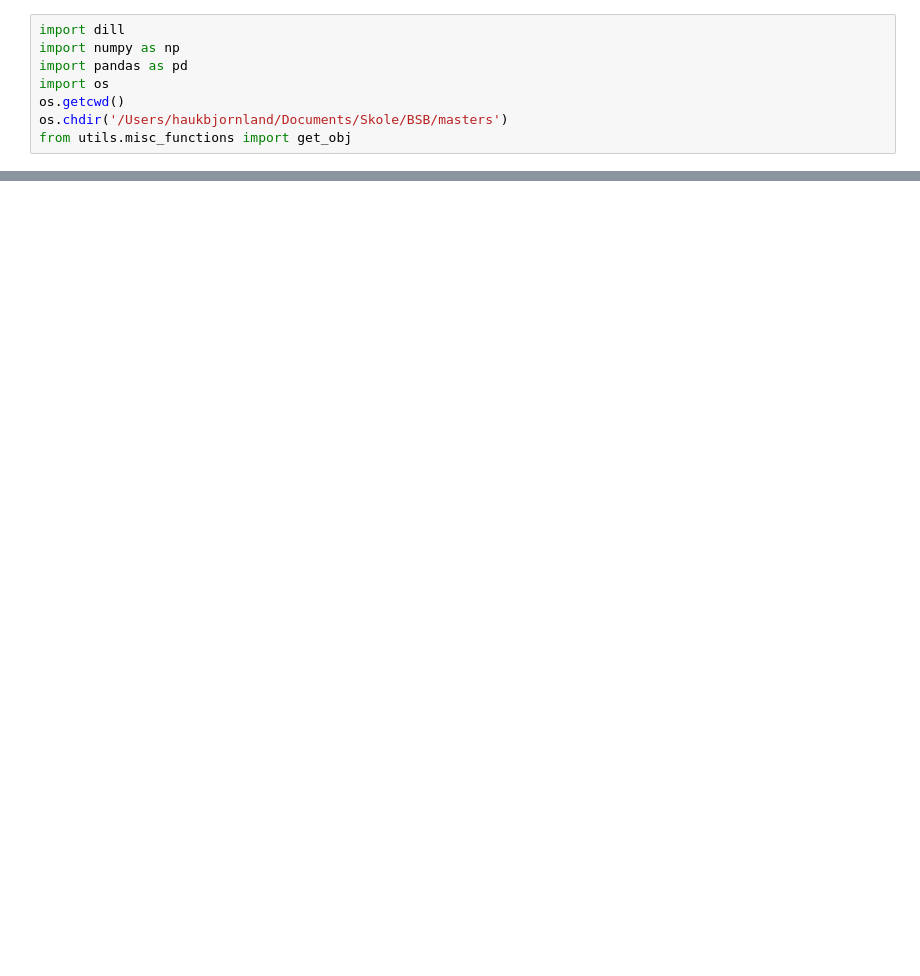
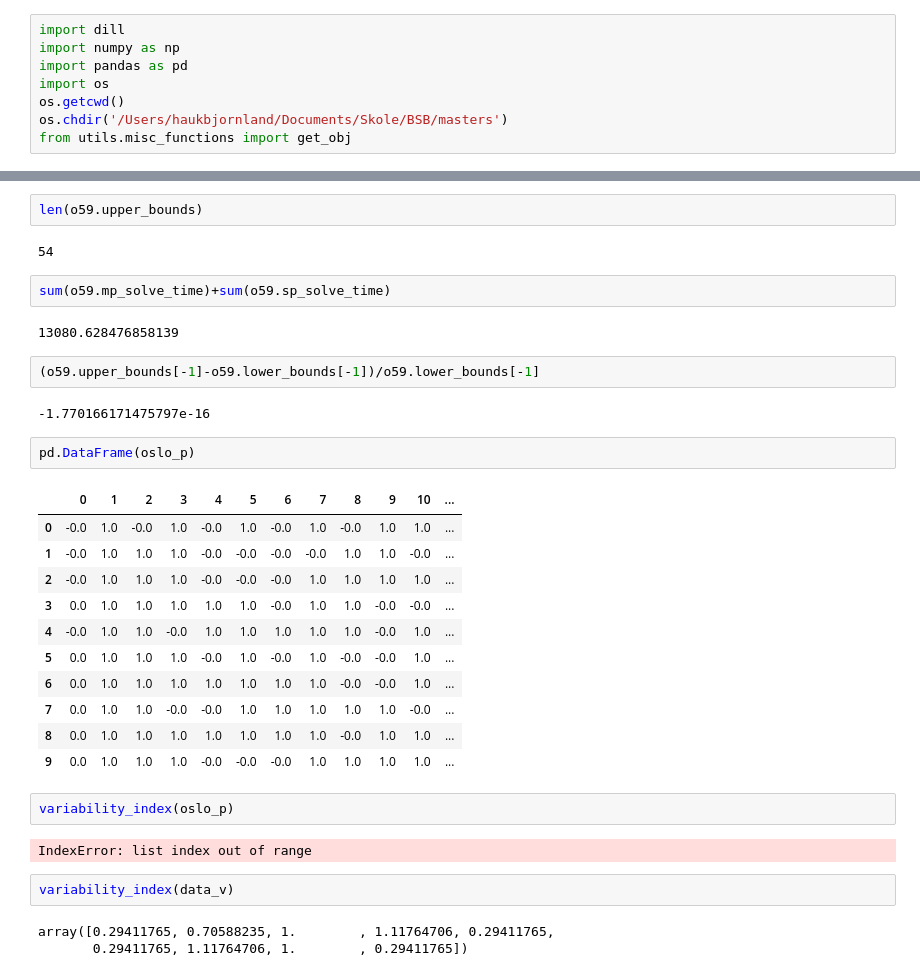
Before and after one commit to haukb/masters, a Jupyter notebook: Notebooks/stability_calculations.ipynb, the cells around one changed output, grey strips where cells are left out. Drawn from its saved outputs; the diff is of its cells as text; blank space fills up the shorter version.

```diff
--- a/Notebooks/stability_calculations.ipynb
+++ b/Notebooks/stability_calculations.ipynb
@@ -59,0 +124,35 @@ data_v = get_vessel_decisions(full_insts)
+# %%
+len(o59.upper_bounds)
+# %% [output]
+54
+# %%
+sum(o59.mp_solve_time)+sum(o59.sp_solve_time)
+# %% [output]
+13080.628476858139
+# %%
+(o59.upper_bounds[-1]-o59.lower_bounds[-1])/o59.lower_bounds[-1]
+# %% [output]
+-1.770166171475797e-16
+# %%
+pd.DataFrame(oslo_p)
+# %% [output]
+|  | 0 | 1 | 2 | 3 | 4 | 5 | 6 | 7 | 8 | 9 | 10 | ... |
+| 0 | -0.0 | 1.0 | -0.0 | 1.0 | -0.0 | 1.0 | -0.0 | 1.0 | -0.0 | 1.0 | 1.0 | ... |
+| 1 | -0.0 | 1.0 | 1.0 | 1.0 | -0.0 | -0.0 | -0.0 | -0.0 | 1.0 | 1.0 | -0.0 | ... |
+| 2 | -0.0 | 1.0 | 1.0 | 1.0 | -0.0 | -0.0 | -0.0 | 1.0 | 1.0 | 1.0 | 1.0 | ... |
+| 3 | 0.0 | 1.0 | 1.0 | 1.0 | 1.0 | 1.0 | -0.0 | 1.0 | 1.0 | -0.0 | -0.0 | ... |
+| 4 | -0.0 | 1.0 | 1.0 | -0.0 | 1.0 | 1.0 | 1.0 | 1.0 | 1.0 | -0.0 | 1.0 | ... |
+| 5 | 0.0 | 1.0 | 1.0 | 1.0 | -0.0 | 1.0 | -0.0 | 1.0 | -0.0 | -0.0 | 1.0 | ... |
+| 6 | 0.0 | 1.0 | 1.0 | 1.0 | 1.0 | 1.0 | 1.0 | 1.0 | -0.0 | -0.0 | 1.0 | ... |
+| 7 | 0.0 | 1.0 | 1.0 | -0.0 | -0.0 | 1.0 | 1.0 | 1.0 | 1.0 | 1.0 | -0.0 | ... |
+| 8 | 0.0 | 1.0 | 1.0 | 1.0 | 1.0 | 1.0 | 1.0 | 1.0 | -0.0 | 1.0 | 1.0 | ... |
+| 9 | 0.0 | 1.0 | 1.0 | 1.0 | -0.0 | -0.0 | -0.0 | 1.0 | 1.0 | 1.0 | 1.0 | ... |
+# %%
+variability_index(oslo_p)
+# %% [output]
+IndexError: list index out of range
+# %%
+variability_index(data_v)
+# %% [output]
+array([0.29411765, 0.70588235, 1.        , 1.11764706, 0.29411765,
+       0.29411765, 1.11764706, 1.        , 0.29411765])
```
Also changed, not shown: parts of 11 cells of this notebook, 9 other files.
